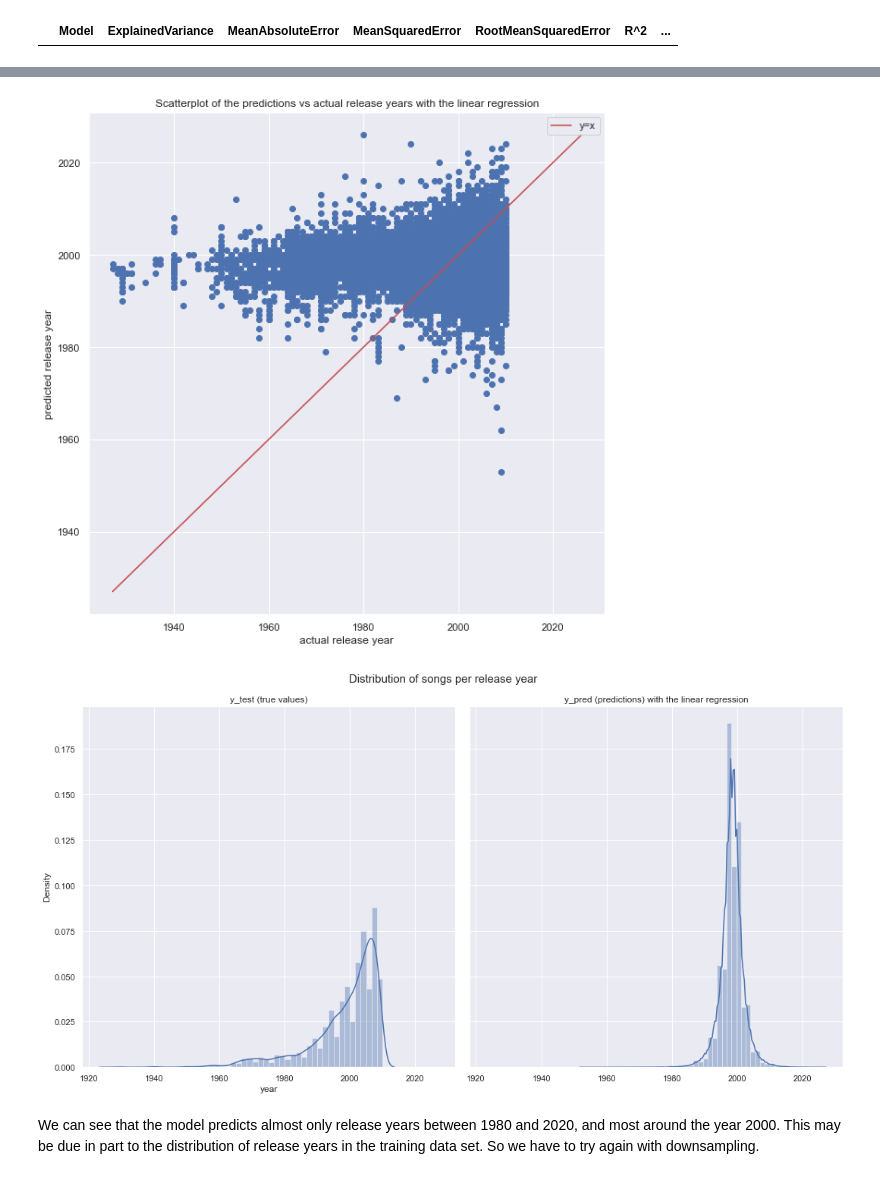
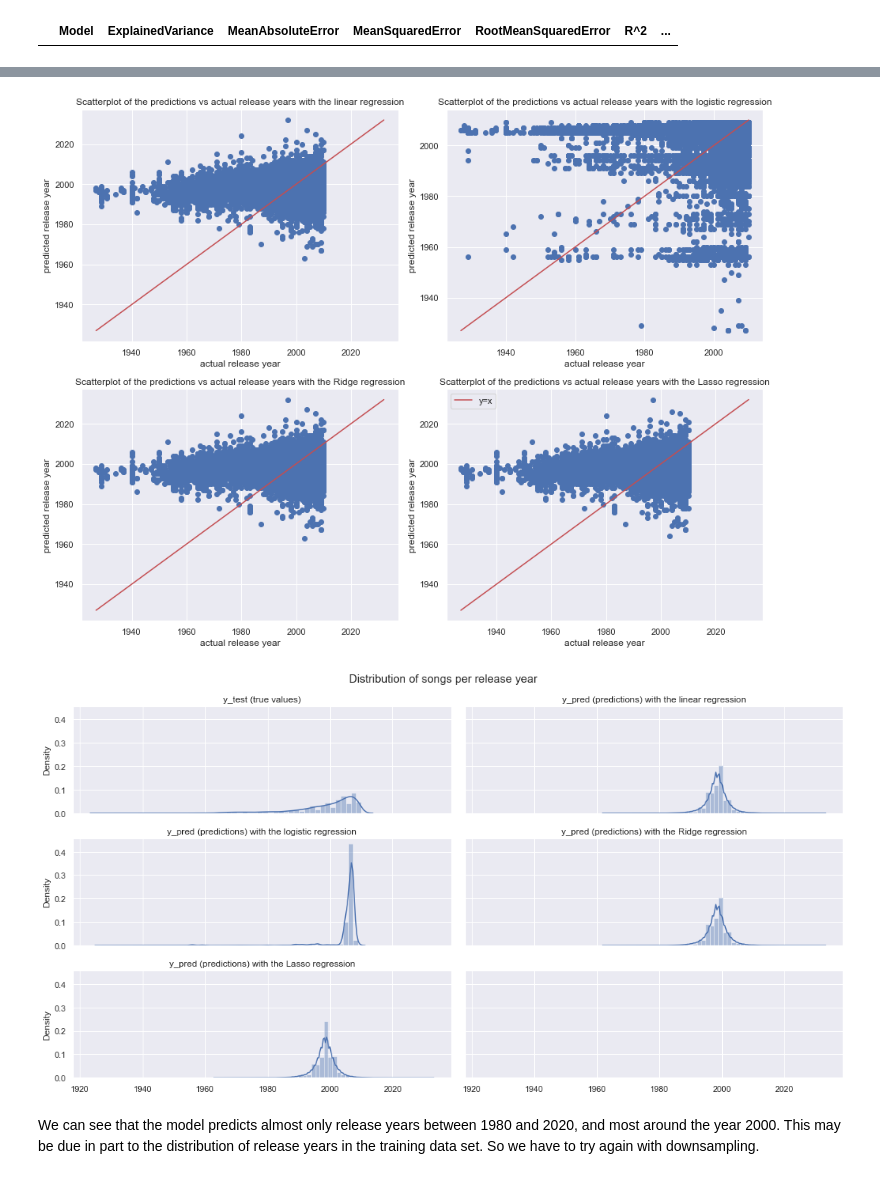
Before and after one commit to acharruey/YearPredictionMSD-Machine-Learning, a Jupyter notebook: FinalProject.ipynb, the cells around one changed output, grey strips where cells are left out. Cells and saved outputs as stored; diff of their text form; code cells hidden in the pictures.

```diff
--- a/FinalProject.ipynb
+++ b/FinalProject.ipynb
@@ -347,29 +348,79 @@ RMSE:  11.4277
 # %%
-fig, ax = plt.subplots(figsize=(10,10))
-ax.scatter(y_test, y_pred_lr)
-ax.set_xlabel('actual release year')
-ax.set_ylabel('predicted release year')
+# Scatterplots
+fig, ax = plt.subplots(nrows=2, ncols=2, figsize=(13,10))
+
+# linear regression
+ax[0,0].scatter(y_test, y_pred_lr)
+ax[0,0].set_xlabel('actual release year')
+ax[0,0].set_ylabel('predicted release year')
 
 lineStart = min(y_test.min(), y_pred_lr.min())
 lineEnd = max(y_test.max(), y_pred_lr.max())
-ax.plot([lineStart, lineEnd], [lineStart, lineEnd], '-', color = 'r', label = 'y=x')
+ax[0,0].plot([lineStart, lineEnd], [lineStart, lineEnd], '-', color = 'r', label = 'y=x')
+ax[0,0].set_title('Scatterplot of the predictions vs actual release years with the linear regression');
+
+
+# logistic regression
+ax[0,1].scatter(y_test, y_pred_logr)
+ax[0,1].set_xlabel('actual release year')
+ax[0,1].set_ylabel('predicted release year')
+
+lineStart = min(y_test.min(), y_pred_logr.min())
+lineEnd = max(y_test.max(), y_pred_logr.max())
+ax[0,1].plot([lineStart, lineEnd], [lineStart, lineEnd], '-', color = 'r', label = 'y=x')
+ax[0,1].set_title('Scatterplot of the predictions vs actual release years with the logistic regression');
+
+
+# Ridge regression
+ax[1,0].scatter(y_test, y_pred_rr)
+ax[1,0].set_xlabel('actual release year')
+ax[1,0].set_ylabel('predicted release year')
+
+lineStart = min(y_test.min(), y_pred_rr.min())
+lineEnd = max(y_test.max(), y_pred_rr.max())
+ax[1,0].plot([lineStart, lineEnd], [lineStart, lineEnd], '-', color = 'r', label = 'y=x')
+ax[1,0].set_title('Scatterplot of the predictions vs actual release years with the Ridge regression');
+
+
+# Lasso regression
+ax[1,1].scatter(y_test, y_pred_lassor)
+ax[1,1].set_xlabel('actual release year')
+ax[1,1].set_ylabel('predicted release year')
+
+lineStart = min(y_test.min(), y_pred_lassor.min())
+lineEnd = max(y_test.max(), y_pred_lassor.max())
+ax[1,1].plot([lineStart, lineEnd], [lineStart, lineEnd], '-', color = 'r', label = 'y=x')
+ax[1,1].set_title('Scatterplot of the predictions vs actual release years with the Lasso regression');
+
+
 plt.legend()
-plt.title('Scatterplot of the predictions vs actual release years with the linear regression');
+plt.tight_layout()
+plt.show()
 # %% [output]
-[figure, old version]
+[figure, new version]
 # %%
-fig, ax = plt.subplots(nrows=1, ncols=2, sharex=True, sharey=True, figsize=(15,8))
+fig, ax = plt.subplots(nrows=3, ncols=2, sharex=True, sharey=True, figsize=(15,8))
 fig.suptitle('Distribution of songs per release year', fontsize=15)
 
-sns.distplot(y_test, hist=True, kde=True, ax=ax[0])
-ax[0].set_title('y_test (true values)')
+sns.distplot(y_test, hist=True, kde=True, ax=ax[0,0])
+ax[0,0].set_title('y_test (true values)')
 
-sns.distplot(y_pred_lr, hist=True, kde=True, ax=ax[1]);
-ax[1].set_title('y_pred (predictions) with the linear regression')
+sns.distplot(y_pred_lr, hist=True, kde=True, ax=ax[0,1]);
+ax[0,1].set_title('y_pred (predictions) with the linear regression')
+
+sns.distplot(y_pred_logr, hist=True, kde=True, ax=ax[1,0]);
+ax[1,0].set_title('y_pred (predictions) with the logistic regression')
+
+sns.distplot(y_pred_rr, hist=True, kde=True, ax=ax[1,1]);
+ax[1,1].set_title('y_pred (predictions) with the Ridge regression')
+
+sns.distplot(y_pred_lassor, hist=True, kde=True, ax=ax[2,0]);
+ax[2,0].set_title('y_pred (predictions) with the Lasso regression')
+
 
 plt.tight_layout()
 # %% [output]
-[figure, old version]
+[figure, new version]
 # %% [markdown]
 We can see that the model predicts almost only release years between 1980 and 2020, and most around the year 2000. This may be due in part to the distribution of release years in the training data set. So we have to try again with downsampling.
 # %% [markdown]
```
Also changed, not shown: parts of 22 cells of this notebook.
